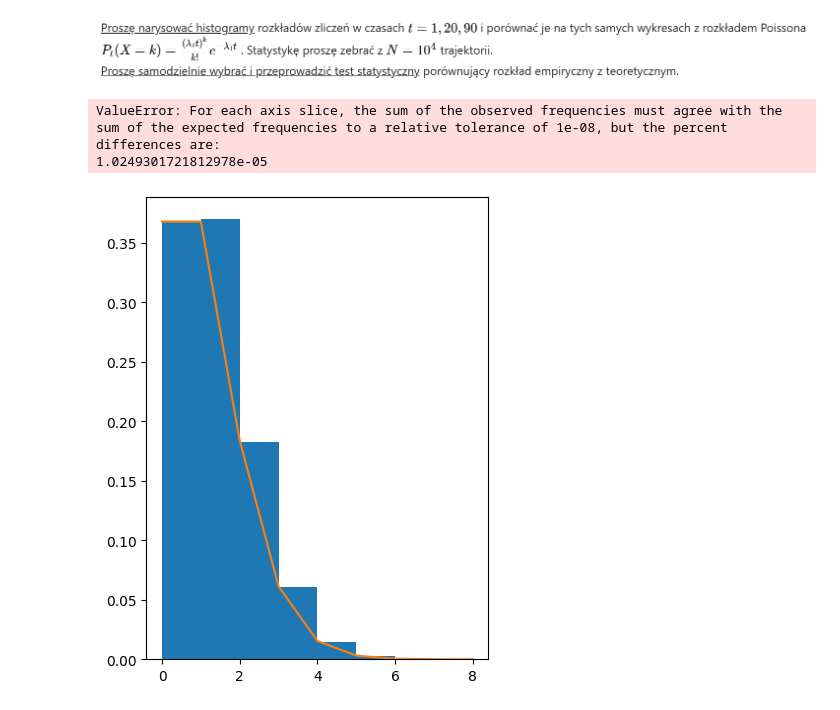
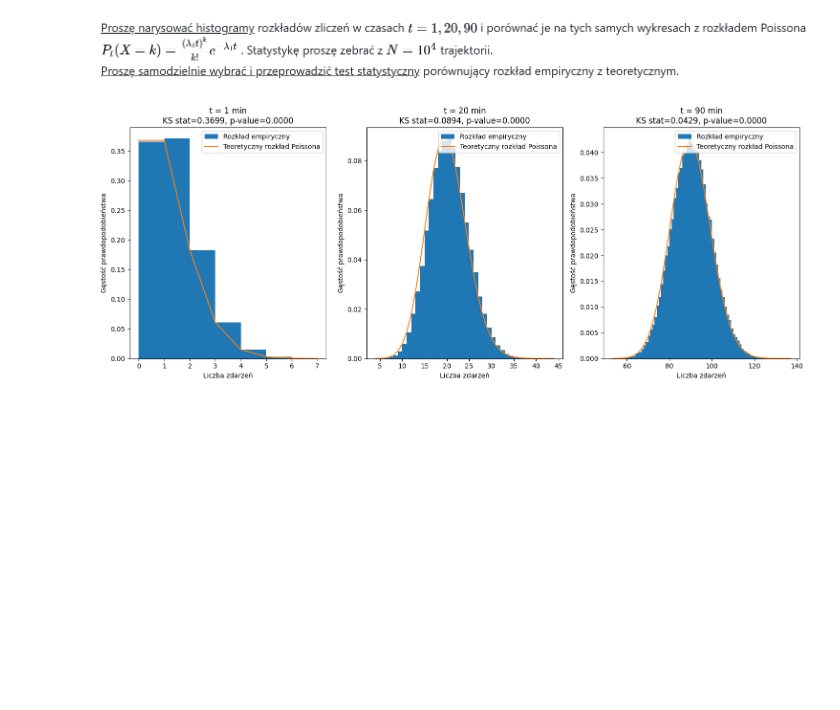
Before and after one commit to Blato122/MetodyStatystyczne-2024.25, a Jupyter notebook: poisson_processes/ex13.ipynb, the cells around one changed output. Drawn from its saved outputs; the diff is of its cells as text; code cells hidden in the pictures; blank space fills up the shorter version.

```diff
--- a/poisson_processes/ex13.ipynb
+++ b/poisson_processes/ex13.ipynb
@@ -42,38 +42,31 @@ trajectories = \
 # %%
 counts = defaultdict(list)
 for traj in trajectories:
     for t in times:
         counts[t].append(sum(1 for event in traj if event <= t))
 
 plt.figure(figsize=(15, 6))
 for i, t in enumerate(times):
     plt.subplot(1, len(times), i+1) # 1 row, len(times) columns, i+1-th plot
 
     # https://en.wikipedia.org/wiki/Histogram#Number_of_bins_and_width
     # n_bins = scotts_bin_width(counts[t])
     bins = range(min(counts[t]), max(counts[t])+1) # looks ok
     hist_values, bin_edges, _ = plt.hist(counts[t], bins=bins, density=True, label="Rozkład empiryczny")
 
     k_values = range(min(counts[t]), max(counts[t])+1)
     poisson_probs = [poisson_distribution(lambda1*t, k) for k in k_values]
     plt.plot(k_values, poisson_probs, label="Teoretyczny rozkład Poissona")
 
-    # chi2:
-    expected = np.array(poisson_probs) * len(counts[t]) # * len(counts[t]) so as to get the raw counts instead of probabilities
-    observed = hist_values * len(counts[t])
-    # observed = np.concatenate((observed, [0] * (len(expected) - len(observed))))
-    mask = expected >= 5
-    chi2_stat, p_value = chisquare(observed[mask[:len(observed)]], expected[mask])
-    print(f"t = {t} min: chi2_stat = {chi2_stat}, p_value = {p_value}")
-
-    plt.title(f"t = {t} min")
-    plt.xlabel("Liczba zdarzeń")
-    plt.ylabel("Prawdopodobieństwo")
+    # K-S test:
+    ks_stat, p_value = kstest(counts[t], 'poisson', args=(lambda1*t,))
+    plt.title(f't = {t} min\nKS stat={ks_stat:.4f}, p-value={p_value:.4f}')
+    plt.xlabel('Liczba zdarzeń')
+    plt.ylabel('Gęstość prawdopodobieństwa')
+    plt.legend()
 
 plt.legend()
 plt.tight_layout()
 plt.show()
 # %% [output]
-ValueError: For each axis slice, the sum of the observed frequencies must agree with the sum of the expected frequencies to a relative tolerance of 1e-08, but the percent differences are:
-1.0249301721812978e-05
-[figure, old version]
+[figure, new version]
```
Also changed, not shown: parts of 1 cell of this notebook, 3 other files.
